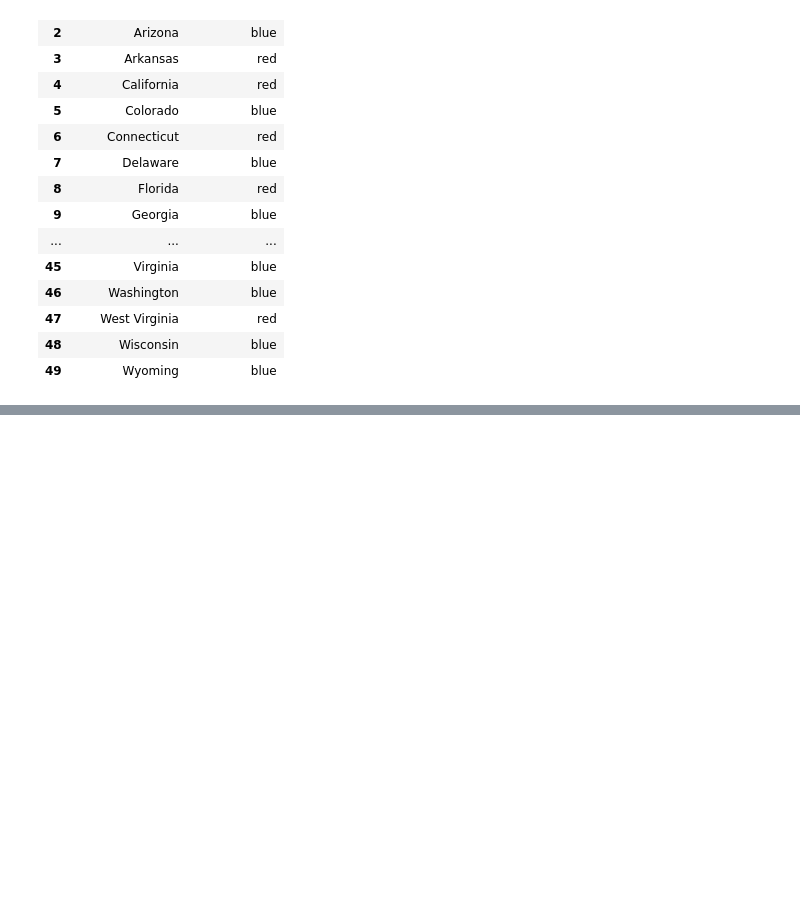
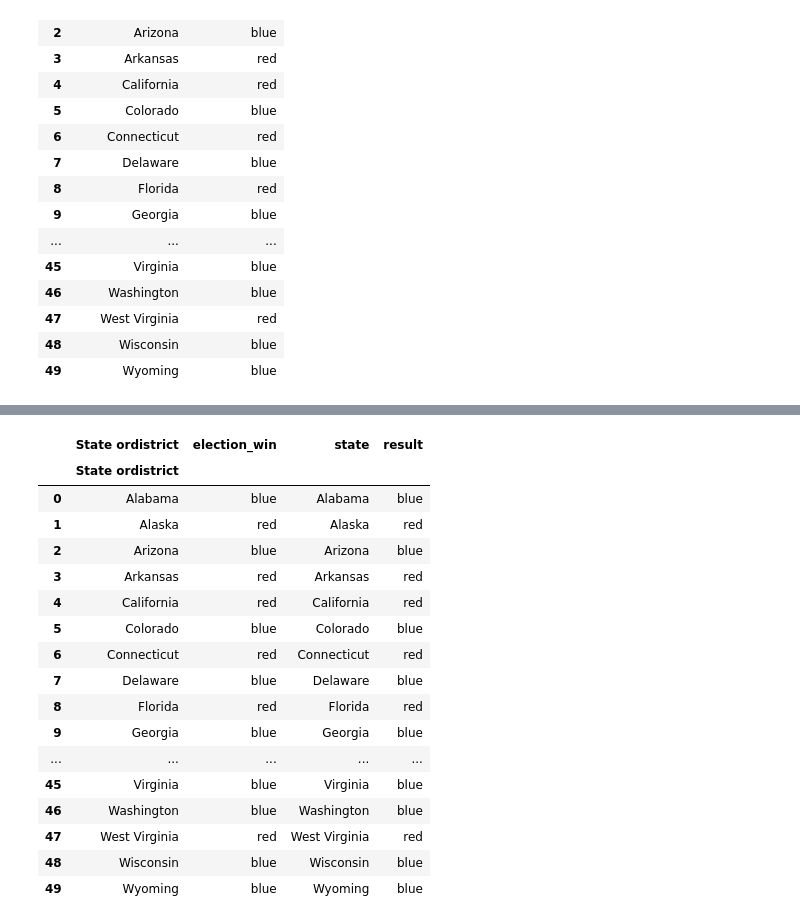
Before and after one commit to gucaselo/MAS-Project, a Jupyter notebook: scraped_cleaned_data.ipynb, the cells around one changed output, grey strips where cells are left out. Cells and saved outputs as stored; diff of their text form; code cells hidden in the pictures; blank space fills up the shorter version.

```diff
--- a/scraped_cleaned_data.ipynb
+++ b/scraped_cleaned_data.ipynb
@@ -279,0 +311,24 @@ election_df
+# %%
+election_df['state'] = election_df[('State ordistrict', 'State ordistrict')]
+election_df['result'] = election_df['election_win']
+
+election_df
+# %% [output]
+|  | State ordistrict | election_win | state | result |
+|  | State ordistrict |  |  |  |
+| 0 | Alabama | blue | Alabama | blue |
+| 1 | Alaska | red | Alaska | red |
+| 2 | Arizona | blue | Arizona | blue |
+| 3 | Arkansas | red | Arkansas | red |
+| 4 | California | red | California | red |
+| 5 | Colorado | blue | Colorado | blue |
+| 6 | Connecticut | red | Connecticut | red |
+| 7 | Delaware | blue | Delaware | blue |
+| 8 | Florida | red | Florida | red |
+| 9 | Georgia | blue | Georgia | blue |
+| ... | ... | ... | ... | ... |
+| 45 | Virginia | blue | Virginia | blue |
+| 46 | Washington | blue | Washington | blue |
+| 47 | West Virginia | red | West Virginia | red |
+| 48 | Wisconsin | blue | Wisconsin | blue |
+| 49 | Wyoming | blue | Wyoming | blue |
```
Also changed, not shown: parts of 5 cells of this notebook, 1 other file.
